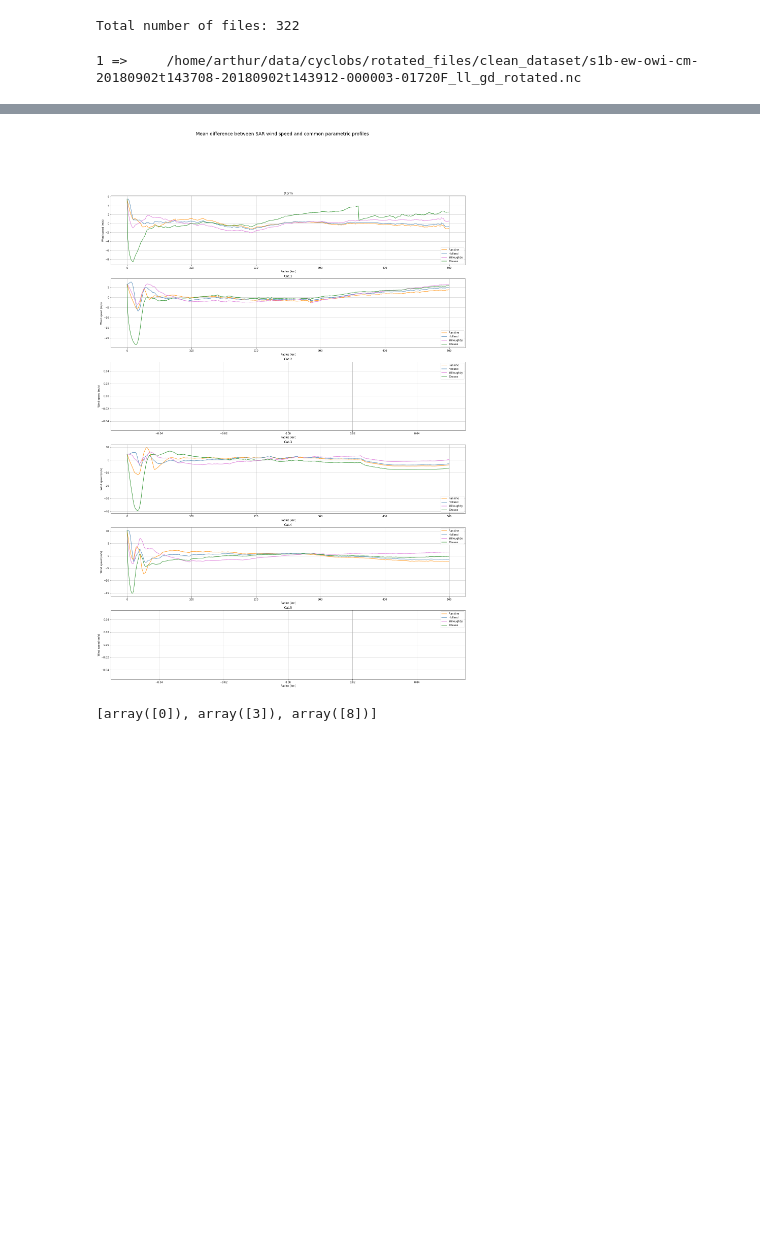
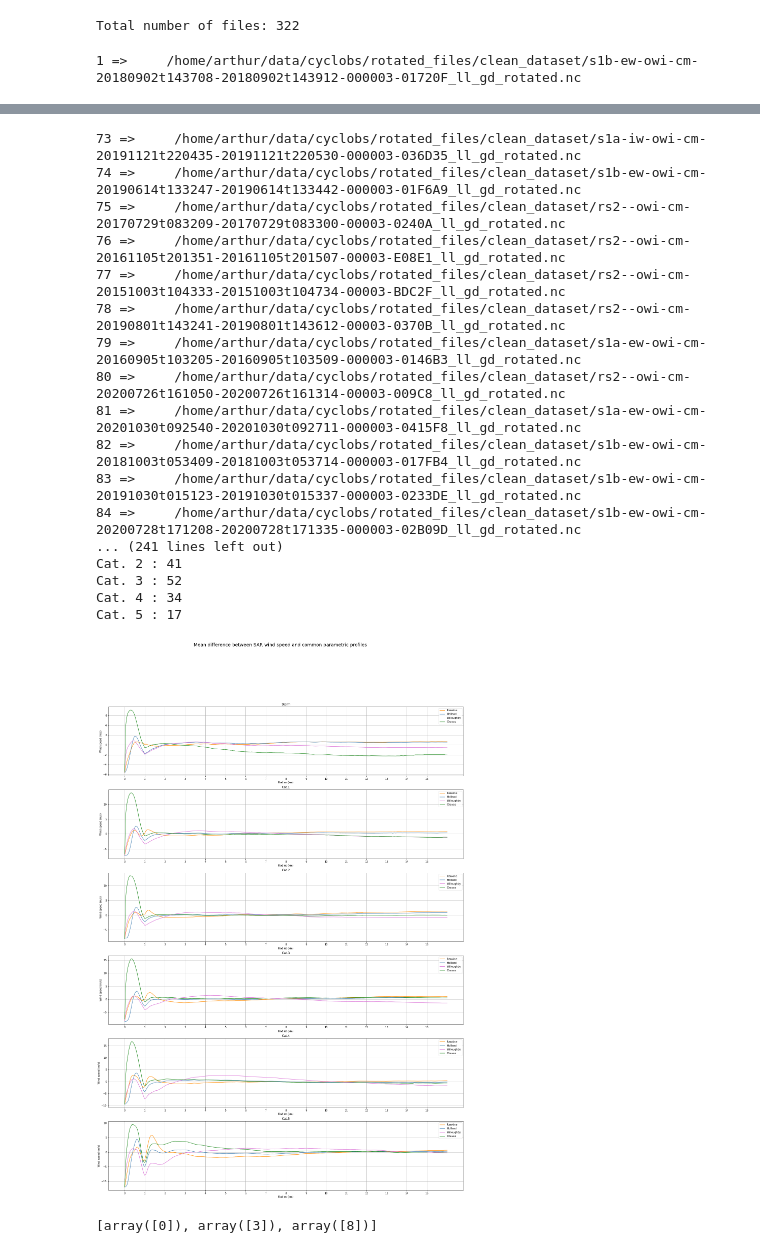
Before and after one commit to Arthur117/wind_profiles, a Jupyter notebook: all_profiles_comp.ipynb, the cells around one changed output, grey strips where cells are left out. Saved outputs shown, nothing was run; the diff lists cells and outputs as text; code cells hidden in the pictures; blank space fills up the shorter version.

```diff
--- a/all_profiles_comp.ipynb
+++ b/all_profiles_comp.ipynb
@@ -35,11 +35,17 @@ PARAMS = {
     'chavas_vfit':           17,
     'rank_hol_will_vmin':    False, # Uses Vmin as a free parameter if True. If False, Vmin = 0
     'chavas_vmin':           False, # Translates the profile from Vmin if True
+
+    'r_Rmax_axis':           True, # If True, uses r* = r/Rmax as x-axis
+    'r_Rmax_scale':          16.,
+    'r_Rmax_num_pts':        321,
+
     'use_curve_fit':         True,
     'tangential_wind_speed': True, # If False, total wind speed is used
     'print_values':          False,
-    'save_dir':              "/home/arthur/results/windProfiles/test/",
-    'save_comparison':       False
+
+    'save_dir':              "/home/arthur/results/windProfiles/test3/",
+    'save_comparison':       True
     }
 # %% [output]
 Total number of files: 322
@@ -60,23 +66,26 @@ FIT = {           # Fit values
 # GAP WITH OBSERVATIONS
 NB_CAT = [None] * 6
 DIFF   = [None] * 6
+r_axis_length = PARAMS['r_window_len']
+if PARAMS['r_Rmax_axis']:
+    r_axis_length = PARAMS['r_Rmax_num_pts']
 for i in range(6):
     DIFF[i] = {
-    'Rankine':    [0.] * PARAMS['r_window_len'],
-    'Holland':    [0.] * PARAMS['r_window_len'],
-    'Willoughby': [0.] * PARAMS['r_window_len'],
-    'Chavas':     [0.] * PARAMS['r_window_len']
+    'Rankine':    [0.] * r_axis_length,
+    'Holland':    [0.] * r_axis_length,
+    'Willoughby': [0.] * r_axis_length,
+    'Chavas':     [0.] * r_axis_length
     }
     # DIFF[0] = Storm
     # DIFF[i] = Cat. i
     NB_CAT[i] = {
-    'Rank-Hol-Will': [0.] * PARAMS['r_window_len'],
-    'Chavas':        [0.] * PARAMS['r_window_len']
+    'Rank-Hol-Will': [0.] * r_axis_length,
+    'Chavas':        [0.] * r_axis_length
     }
 # %%
 # FIT AND PRINT ALL THE PROFILES ON ALL THE DATA
 i   = 0
-for file in all_data[:10]:
+for file in all_data:
     i += 1
     print(i, "=>    ", file)
     # Open file and compute mean wind speed
@@ -105,7 +114,8 @@ for file in all_data[:10]:
     FIT['Willoughby'] = f.fit_willoughby_no_smooth(r, spdm, *INI['Willoughby'], PARAMS=PARAMS)
     FIT['Chavas']     = f.fit_chavas(*INI['Chavas'],                            PARAMS=PARAMS)
 
-    DIFF, NB_CAT = f.calculate_diff_by_cat(ds['current_category'], r, spdm, INI, FIT, DIFF, NB_CAT, PARAMS)
+    Rmax = INI['Rankine'][3]
+    DIFF, NB_CAT = f.calculate_diff_by_cat(ds['current_category'], Rmax, r, spdm, INI, FIT, DIFF, NB_CAT, PARAMS)
     # f.plot_curves(i, file, r, spdm, INI, FIT, PARAMS)    # To only plot the curves
     # f.save_curves(i, file, ds, r, spdm, INI, FIT, PARAMS) # To save the .jpg and associated .txt files
 
@@ -132,4 +147,21 @@ Cat. 5 : 0
+73 =>     /home/arthur/data/cyclobs/rotated_files/clean_dataset/s1a-iw-owi-cm-20191121t220435-20191121t220530-000003-036D35_ll_gd_rotated.nc
+74 =>     /home/arthur/data/cyclobs/rotated_files/clean_dataset/s1b-ew-owi-cm-20190614t133247-20190614t133442-000003-01F6A9_ll_gd_rotated.nc
+75 =>     /home/arthur/data/cyclobs/rotated_files/clean_dataset/rs2--owi-cm-20170729t083209-20170729t083300-00003-0240A_ll_gd_rotated.nc
+76 =>     /home/arthur/data/cyclobs/rotated_files/clean_dataset/rs2--owi-cm-20161105t201351-20161105t201507-00003-E08E1_ll_gd_rotated.nc
+77 =>     /home/arthur/data/cyclobs/rotated_files/clean_dataset/rs2--owi-cm-20151003t104333-20151003t104734-00003-BDC2F_ll_gd_rotated.nc
+78 =>     /home/arthur/data/cyclobs/rotated_files/clean_dataset/rs2--owi-cm-20190801t143241-20190801t143612-00003-0370B_ll_gd_rotated.nc
+79 =>     /home/arthur/data/cyclobs/rotated_files/clean_dataset/s1a-ew-owi-cm-20160905t103205-20160905t103509-000003-0146B3_ll_gd_rotated.nc
+80 =>     /home/arthur/data/cyclobs/rotated_files/clean_dataset/rs2--owi-cm-20200726t161050-20200726t161314-00003-009C8_ll_gd_rotated.nc
+81 =>     /home/arthur/data/cyclobs/rotated_files/clean_dataset/s1a-ew-owi-cm-20201030t092540-20201030t092711-000003-0415F8_ll_gd_rotated.nc
+82 =>     /home/arthur/data/cyclobs/rotated_files/clean_dataset/s1b-ew-owi-cm-20181003t053409-20181003t053714-000003-017FB4_ll_gd_rotated.nc
+83 =>     /home/arthur/data/cyclobs/rotated_files/clean_dataset/s1b-ew-owi-cm-20191030t015123-20191030t015337-000003-0233DE_ll_gd_rotated.nc
+84 =>     /home/arthur/data/cyclobs/rotated_files/clean_dataset/s1b-ew-owi-cm-20200728t171208-20200728t171335-000003-02B09D_ll_gd_rotated.nc
+... (241 lines left out)
+Cat. 2 : 41
+Cat. 3 : 52
+Cat. 4 : 34
+Cat. 5 : 17
-[figure, old version]
+[figure, new version]
 # %%
 a = np.array([0.8, 0.9, 0.9, 1.1, 1.2, 1.5, 1.7, 1.9, 2.1, 2.3])
 b = [np.argwhere(a > i)[0] for i in range(0, 3)]
```
Also changed, not shown: parts of 4 cells of this notebook, 2 other files.
